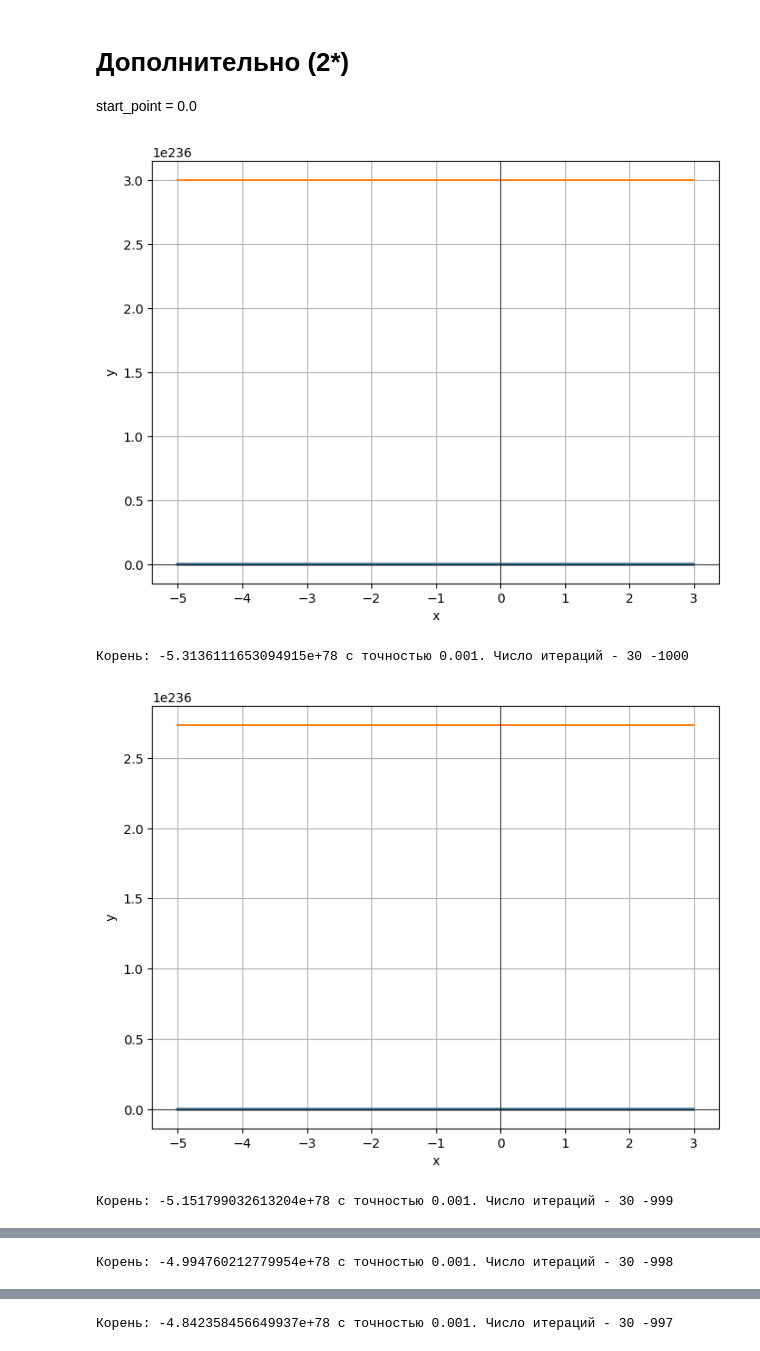
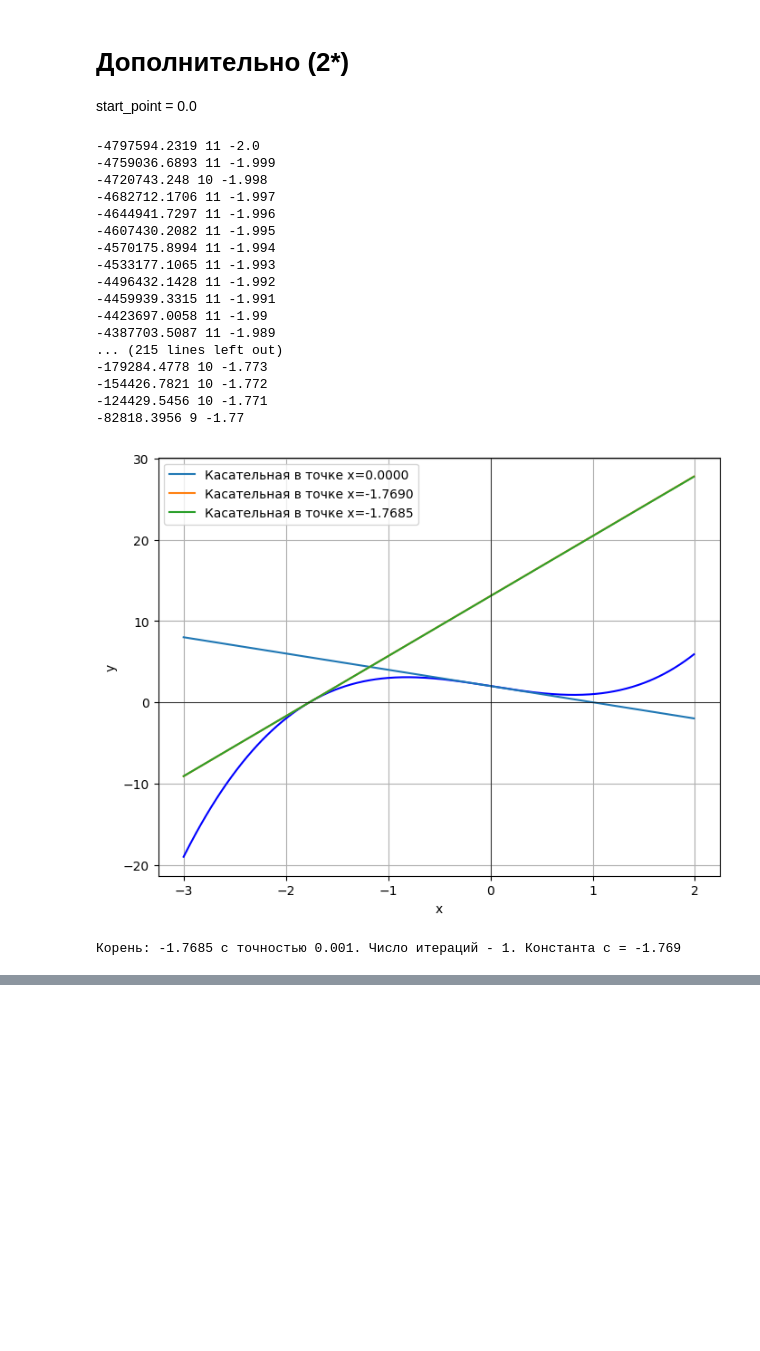
Before and after one commit to borisbulychev/counting_methods, a Jupyter notebook: Прак3.ipynb, the cells around one changed output, grey strips where cells are left out. Cells and saved outputs as stored; diff of their text form; code cells hidden in the pictures; blank space fills up the shorter version.

```diff
--- a/Прак3.ipynb
+++ b/Прак3.ipynb
@@ -141,47 +141,69 @@ start_point = 0.0
 # %%
 import matplotlib.pyplot as plt
 from decimal import Decimal as dec
 from math import log10 as lg
 
 def f(x):
   return x**3 - 2*x + 2
 
 def f_pr(x):
   return 3*x**2 - 2
 
 def tangent_line(x0, x_range):
     return [f_pr(x0) * (x - x0) + f(x0) for x in x_range]
 
 def new_meth(start_point, epsilon, c):
   x = dec(start_point)
   iters = 0
   x1 = dec(x - c*dec((f(x)/f_pr(x))))
-  plt.plot(x_values, tangent_line(x, x_values))
-  plt.plot(x_values, tangent_line(x1, x_values))
+  tangents = [(x, tangent_line(x, x_values)), (x1, tangent_line(x1, x_values))]
   while abs(x1-x)>epsilon and iters < 30:
     x = x1
     x1 = x - c*(f(x)/f_pr(x))
-    plt.plot(x_values, tangent_line(x1, x_values))
+    tangents.append((x1, tangent_line(x1, x_values)))
     iters += 1
-  return round(float(x1), int(abs(lg(epsilon)))+1), iters
+  return tangents, round(float(x1), int(abs(lg(epsilon)))+1), iters
 
 start_point = 0.0
 epsilon = 0.001
-x_values = [dec(i / 100) for i in range(-500, 300)]
+x_values = [dec(i / 100) for i in range(-300, 200)]
 
-for c in range(-1000,-990):
-  plt.figure(figsize=(8, 6))
-  plt.plot(x_values, [f(x) for x in x_values], color='blue')
-  x_star, num_iters = new_meth(start_point, epsilon, dec(c))
-  plt.axhline(0, color='black',linewidth=0.5)
-  plt.axvline(0, color='black',linewidth=0.5)
-  plt.xlabel("x")
-  plt.ylabel("y")
-  plt.grid(True)
-  plt.show()
-  print (f"Корень: {x_star} c точностью {epsilon}. Число итераций - {num_iters}", c)
+for c in range(-2000, 1500):
+  tangents, x_star, num_iters = new_meth(start_point, epsilon, dec(c/1000))
+  if num_iters < 30:
+    plt.figure(figsize=(8, 6))
+    plt.plot(x_values, [f(x) for x in x_values], color='blue')
+    plt.plot(x_values, tangents[0][1], label=f'Касательная в точке x={tangents[0][0]:.4f}')
+    plt.plot(x_values, tangents[1][1], label=f'Касательная в точке x={tangents[1][0]:.4f}')
+    plt.plot(x_values, tangents[-1][1], label=f'Касательная в точке x={tangents[-1][0]:.4f}')
+    plt.axhline(0, color='black',linewidth=0.5)
+    plt.axvline(0, color='black',linewidth=0.5)
+    plt.xlabel("x")
+    plt.ylabel("y")
+    plt.legend()
+    plt.grid(True)
+    plt.show()
+    print (f"Корень: {x_star} c точностью {epsilon}. Число итераций - {num_iters}. Константа c = {c/1000}")
+    break
+  else:
+    print(x_star, len(str(abs(x_star)))-1, c/1000)
 # %% [output]
+-4797594.2319 11 -2.0
+-4759036.6893 11 -1.999
+-4720743.248 10 -1.998
+-4682712.1706 11 -1.997
+-4644941.7297 11 -1.996
+-4607430.2082 11 -1.995
+-4570175.8994 11 -1.994
+-4533177.1065 11 -1.993
+-4496432.1428 11 -1.992
+-4459939.3315 11 -1.991
+-4423697.0058 11 -1.99
+-4387703.5087 11 -1.989
+... (215 lines left out)
+-179284.4778 10 -1.773
+-154426.7821 10 -1.772
+-124429.5456 10 -1.771
+-82818.3956 9 -1.77
-[figure, old version]
+[figure, new version]
-Корень: -5.3136111653094915e+78 c точностью 0.001. Число итераций - 30 -1000
-[figure, removed]
-Корень: -5.151799032613204e+78 c точностью 0.001. Число итераций - 30 -999
+Корень: -1.7685 c точностью 0.001. Число итераций - 1. Константа c = -1.769
@@ -189 +209,0 @@ for c in range(-1000,-990):
-Корень: -4.994760212779954e+78 c точностью 0.001. Число итераций - 30 -998
@@ -191 +209,0 @@ for c in range(-1000,-990):
-Корень: -4.842358456649937e+78 c точностью 0.001. Число итераций - 30 -997
```
Also changed, not shown: parts of 2 cells of this notebook.
